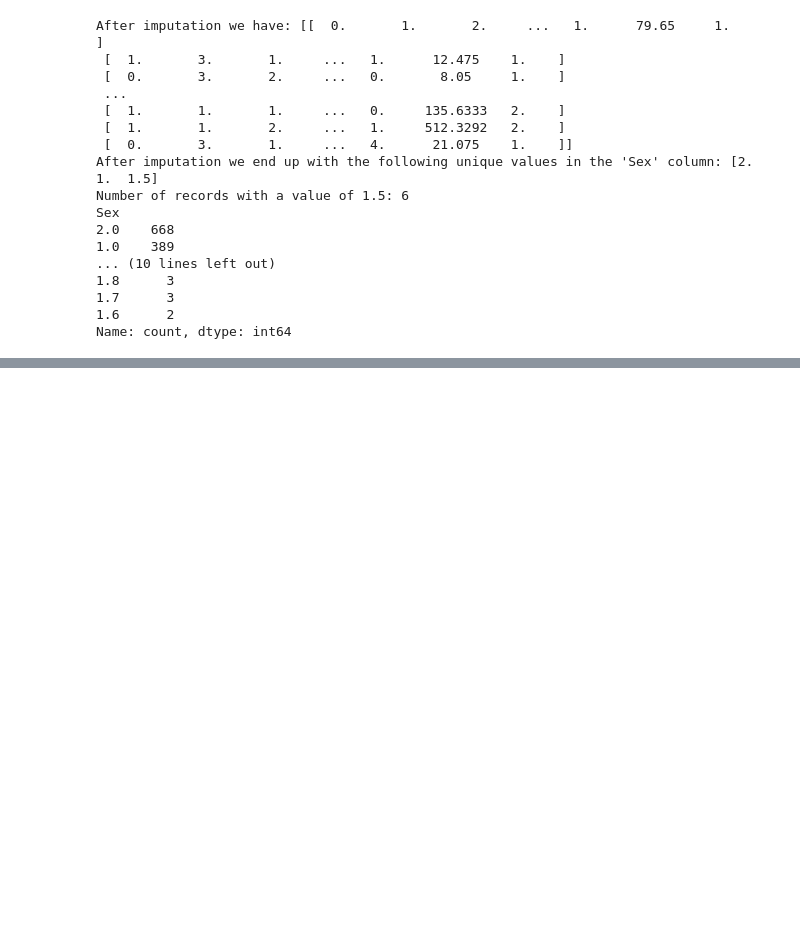
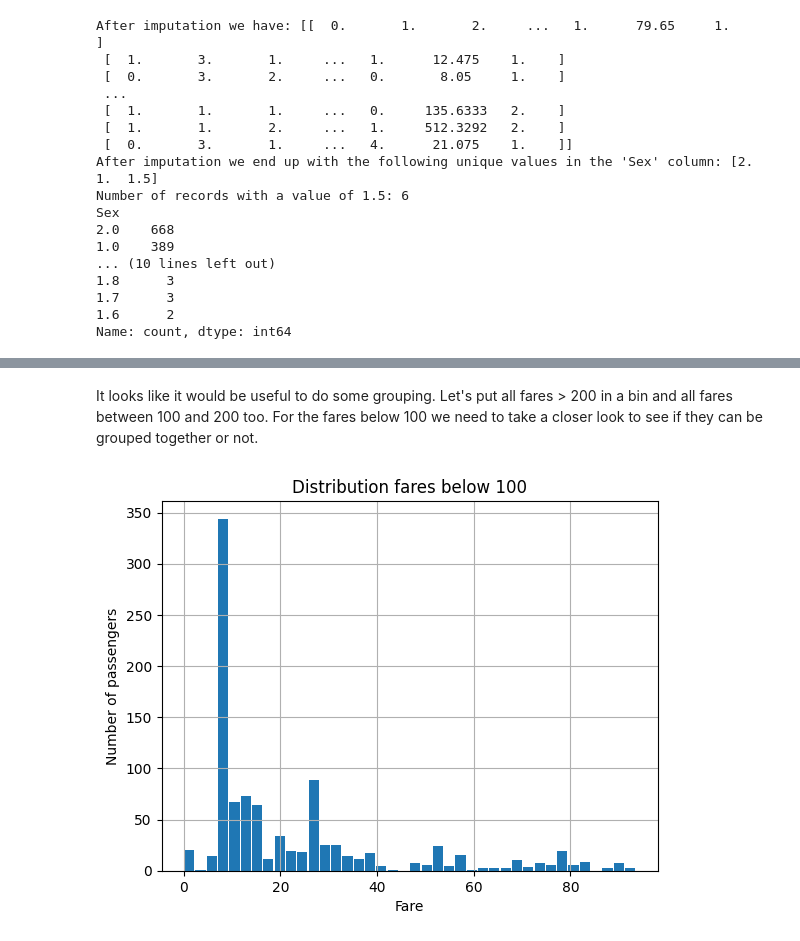
Before and after one commit to AIM-MADS-DATEXP/workshop-data-preparation, a Jupyter notebook: data_preparation.ipynb, the cells around one changed output, grey strips where cells are left out. Saved outputs shown, nothing was run; the diff lists cells and outputs as text; code cells hidden in the pictures; blank space fills up the shorter version.

```diff
--- a/data_preparation.ipynb
+++ b/data_preparation.ipynb
@@ -322,0 +394,10 @@ Binning
+# %% [markdown]
+It looks like it would be useful to do some grouping. Let's put all fares > 200 in a bin and all fares between 100 and 200 too. For the fares below 100 we need to take a closer look to see if they can be grouped together or not.
+# %%
+dft[dft['Fare'] < 100]['Fare'].hist(bins=40, rwidth=0.9)
+plt.title('Distribution fares below 100')
+plt.xlabel("Fare")
+plt.ylabel("Number of passengers")
+plt.show()
+# %% [output]
+[figure, added]
```
Also changed, not shown: parts of 23 cells of this notebook.
